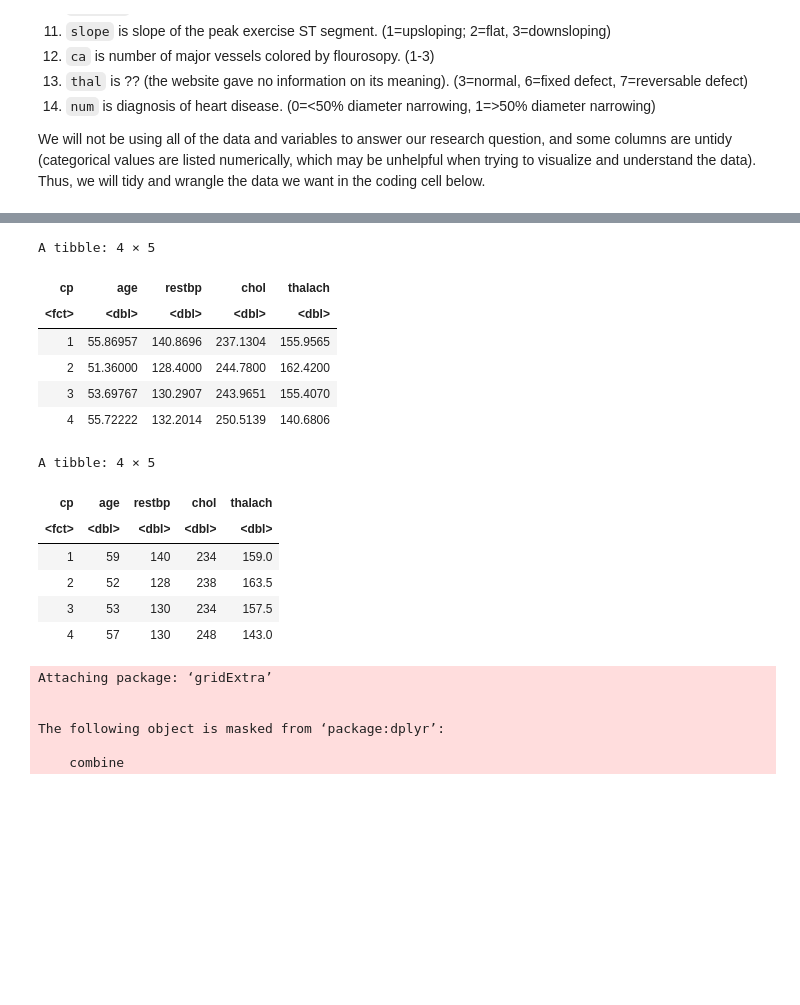
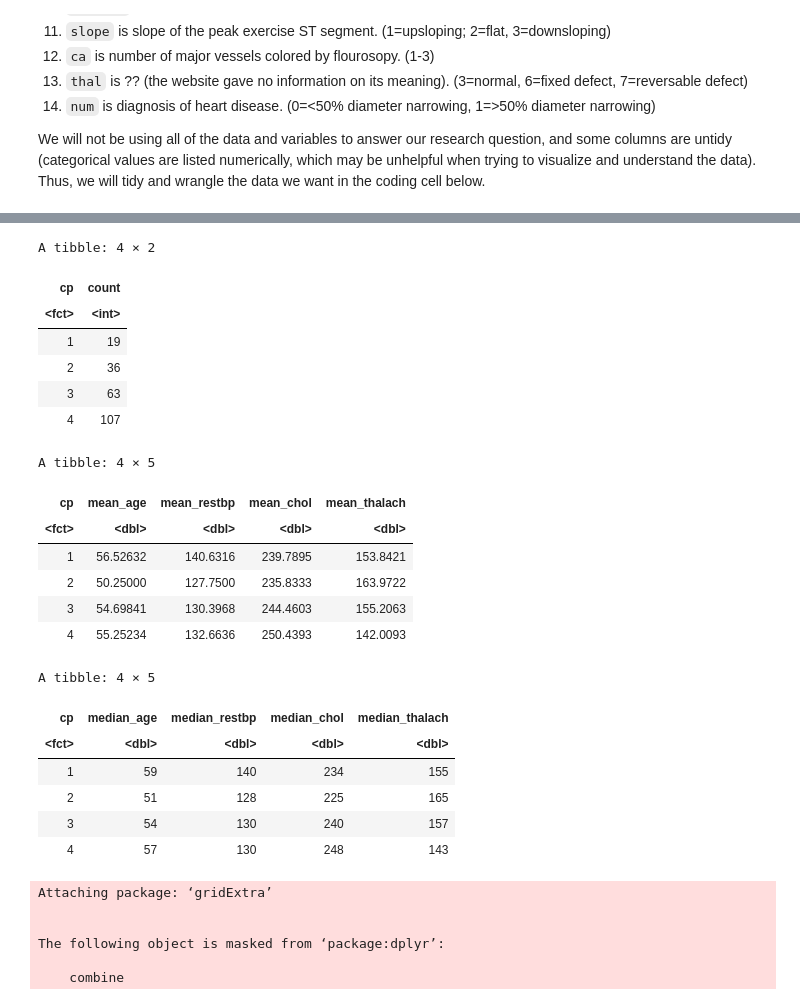
Before and after one commit to hebabm/group-31, a Jupyter notebook: proposal.ipynb, the cells around one changed output, grey strips where cells are left out. Saved outputs shown, nothing was run; the diff lists cells and outputs as text; code cells hidden in the pictures; blank space fills up the shorter version.

```diff
--- a/proposal.ipynb
+++ b/proposal.ipynb
@@ -49,7 +50,8 @@ Next, we will read in the data (stored in our notebook) and add column names.
 #read data here
 data <- read_csv("processed.cleveland.data", col_names=FALSE)
 
-heart_data <- data <- rename(data,
+heart_data <- data |>
+        rename(
             age = X1,
             sex = X2,
             cp = X3,
@@ -63,7 +65,8 @@ heart_data <- data <- rename(data,
             slope = X11,
             ca = X12,
             thal = X13,
-            num = X14)
+            num = X14) |>
+        head(n=10)
 heart_data
 # %% [output]
 Rows: 303 Columns: 14
@@ -121,6 +118,7 @@ filter_data <- heart_data|>
     select(cp, age, restbp, chol, thalach, sex, exang)|>
     mutate(cp = as_factor(cp))|>
     mutate(sex = as_factor(sex)) |>
-    mutate(exang = as_factor(exang))
+    mutate(exang = as_factor(exang))|>
+    head(n=10)
 filter_data
 # %% [output]
@@ -152,36 +144,48 @@ heart_train <- training(heart_split)
 heart_test <- testing(heart_split)
 # %%
 #using training data, summarize data into tables of mean values and median values
-mean_table <- filter_data |>
+count_cp <- heart_train|>
+    group_by(cp)|>
+    summarize(count = n())
+count_cp
+
+mean_variables <- heart_train |>
     group_by(cp) |>
-    summarize(age=mean(age, na.rm=TRUE),
-             restbp=mean(restbp, na.rm=TRUE),
-             chol=mean(chol, na.rm=TRUE),
-             thalach=mean(thalach, na.rm=TRUE))
-mean_table
+    summarize(mean_age=mean(age, na.rm=TRUE),
+             mean_restbp=mean(restbp, na.rm=TRUE),
+             mean_chol=mean(chol, na.rm=TRUE),
+             mean_thalach=mean(thalach, na.rm=TRUE))
+mean_variables
 
-median_table <- filter_data |>
+median_variables <- heart_train |>
     group_by(cp) |>
-    summarize(age=median(age, na.rm=TRUE),
-             restbp=median(restbp, na.rm=TRUE),
-             chol=median(chol, na.rm=TRUE),
-             thalach=median(thalach, na.rm=TRUE))
-median_table
+    summarize(median_age=median(age, na.rm=TRUE),
+             median_restbp=median(restbp, na.rm=TRUE),
+             median_chol=median(chol, na.rm=TRUE),
+             median_thalach=median(thalach, na.rm=TRUE))
+median_variables
 # %% [output]
-A tibble: 4 × 5
+A tibble: 4 × 2
-| cp | age | restbp | chol | thalach |
-| <fct> | <dbl> | <dbl> | <dbl> | <dbl> |
-| 1 | 55.86957 | 140.8696 | 237.1304 | 155.9565 |
-| 2 | 51.36000 | 128.4000 | 244.7800 | 162.4200 |
-| 3 | 53.69767 | 130.2907 | 243.9651 | 155.4070 |
-| 4 | 55.72222 | 132.2014 | 250.5139 | 140.6806 |
+| cp | count |
+| <fct> | <int> |
+| 1 | 19 |
+| 2 | 36 |
+| 3 | 63 |
+| 4 | 107 |
 A tibble: 4 × 5
-| cp | age | restbp | chol | thalach |
+| cp | mean_age | mean_restbp | mean_chol | mean_thalach |
 | <fct> | <dbl> | <dbl> | <dbl> | <dbl> |
-| 1 | 59 | 140 | 234 | 159.0 |
-| 2 | 52 | 128 | 238 | 163.5 |
-| 3 | 53 | 130 | 234 | 157.5 |
-| 4 | 57 | 130 | 248 | 143.0 |
+| 1 | 56.52632 | 140.6316 | 239.7895 | 153.8421 |
+| 2 | 50.25000 | 127.7500 | 235.8333 | 163.9722 |
+| 3 | 54.69841 | 130.3968 | 244.4603 | 155.2063 |
+| 4 | 55.25234 | 132.6636 | 250.4393 | 142.0093 |
+A tibble: 4 × 5
+| cp | median_age | median_restbp | median_chol | median_thalach |
+| <fct> | <dbl> | <dbl> | <dbl> | <dbl> |
+| 1 | 59 | 140 | 234 | 155 |
+| 2 | 51 | 128 | 225 | 165 |
+| 3 | 54 | 130 | 240 | 157 |
+| 4 | 57 | 130 | 248 | 143 |
 # %%
 library(RColorBrewer)
 library(gridExtra)
```
Also changed, not shown: parts of 5 cells of this notebook.
